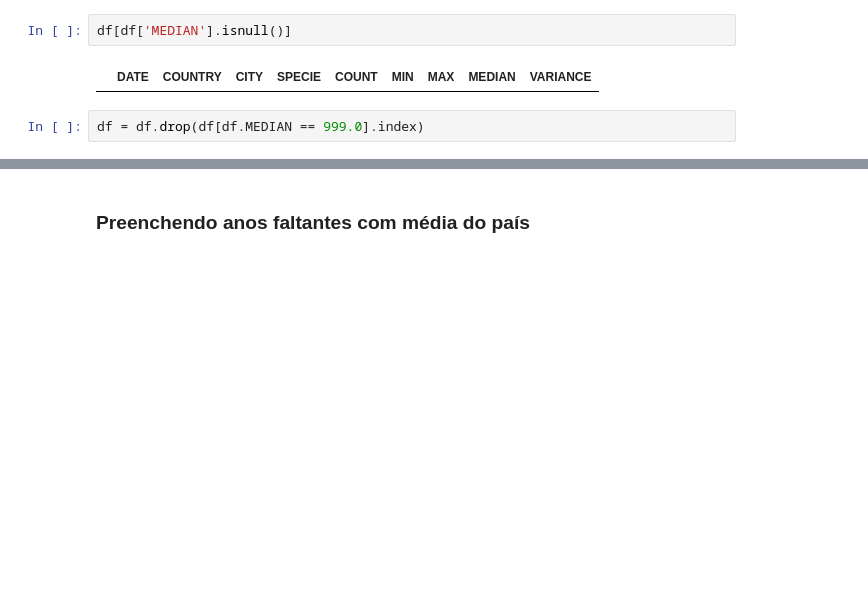
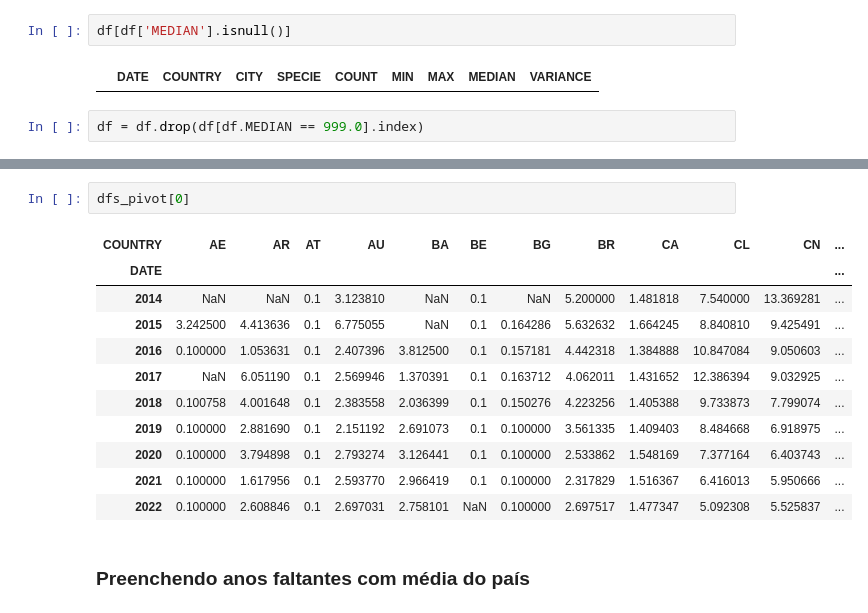
Before and after one commit to thiagorbernardo/UTFPR-Data-Science-CSB55, a Jupyter notebook: 02 - Analise exploratoria/iqar-analise-ar.ipynb, the cells around one changed output, grey strips where cells are left out. Saved outputs shown, nothing was run; the diff lists cells and outputs as text; blank space fills up the shorter version.

```diff
--- a/02 - Analise exploratoria/iqar-analise-ar.ipynb
+++ b/02 - Analise exploratoria/iqar-analise-ar.ipynb
@@ -169,2 +162,16 @@ df_by_year_pivot
+# %%
+dfs_pivot[0]
+# %% [output]
+| COUNTRY | AE | AR | AT | AU | BA | BE | BG | BR | CA | CL | CN | ... |
+| DATE |  |  |  |  |  |  |  |  |  |  |  | ... |
+| 2014 | NaN | NaN | 0.1 | 3.123810 | NaN | 0.1 | NaN | 5.200000 | 1.481818 | 7.540000 | 13.369281 | ... |
+| 2015 | 3.242500 | 4.413636 | 0.1 | 6.775055 | NaN | 0.1 | 0.164286 | 5.632632 | 1.664245 | 8.840810 | 9.425491 | ... |
+| 2016 | 0.100000 | 1.053631 | 0.1 | 2.407396 | 3.812500 | 0.1 | 0.157181 | 4.442318 | 1.384888 | 10.847084 | 9.050603 | ... |
+| 2017 | NaN | 6.051190 | 0.1 | 2.569946 | 1.370391 | 0.1 | 0.163712 | 4.062011 | 1.431652 | 12.386394 | 9.032925 | ... |
+| 2018 | 0.100758 | 4.001648 | 0.1 | 2.383558 | 2.036399 | 0.1 | 0.150276 | 4.223256 | 1.405388 | 9.733873 | 7.799074 | ... |
+| 2019 | 0.100000 | 2.881690 | 0.1 | 2.151192 | 2.691073 | 0.1 | 0.100000 | 3.561335 | 1.409403 | 8.484668 | 6.918975 | ... |
+| 2020 | 0.100000 | 3.794898 | 0.1 | 2.793274 | 3.126441 | 0.1 | 0.100000 | 2.533862 | 1.548169 | 7.377164 | 6.403743 | ... |
+| 2021 | 0.100000 | 1.617956 | 0.1 | 2.593770 | 2.966419 | 0.1 | 0.100000 | 2.317829 | 1.516367 | 6.416013 | 5.950666 | ... |
+| 2022 | 0.100000 | 2.608846 | 0.1 | 2.697031 | 2.758101 | NaN | 0.100000 | 2.697517 | 1.477347 | 5.092308 | 5.525837 | ... |
 # %% [markdown]
 ### Preenchendo anos faltantes com média do país
```
Also changed, not shown: parts of 21 cells of this notebook, 8 other files.
